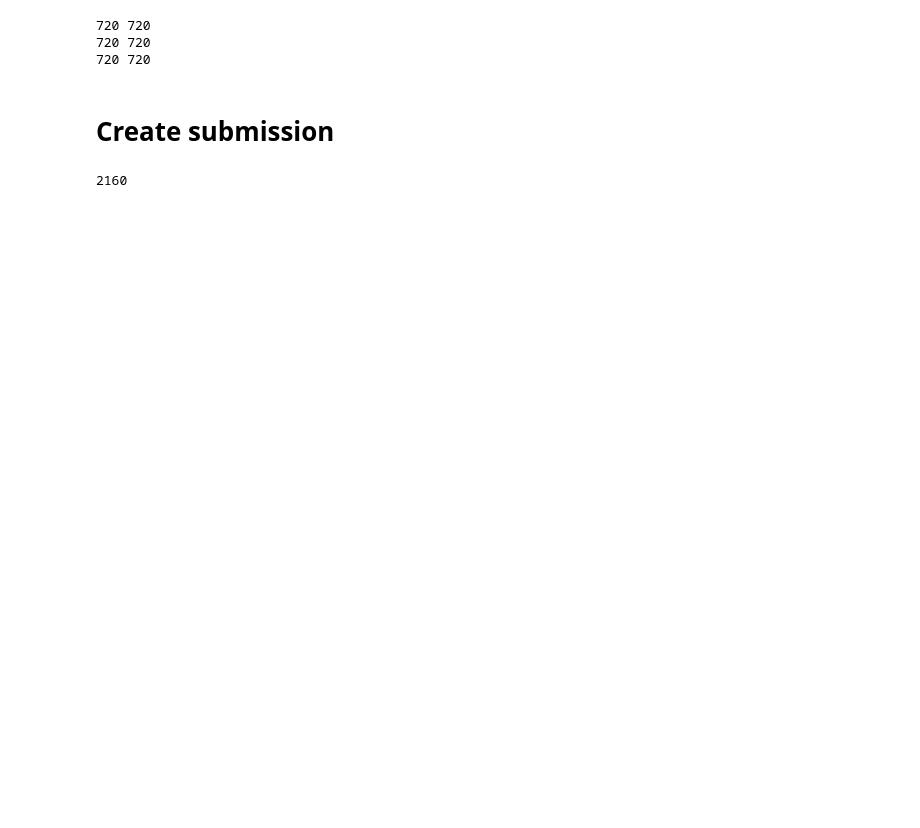
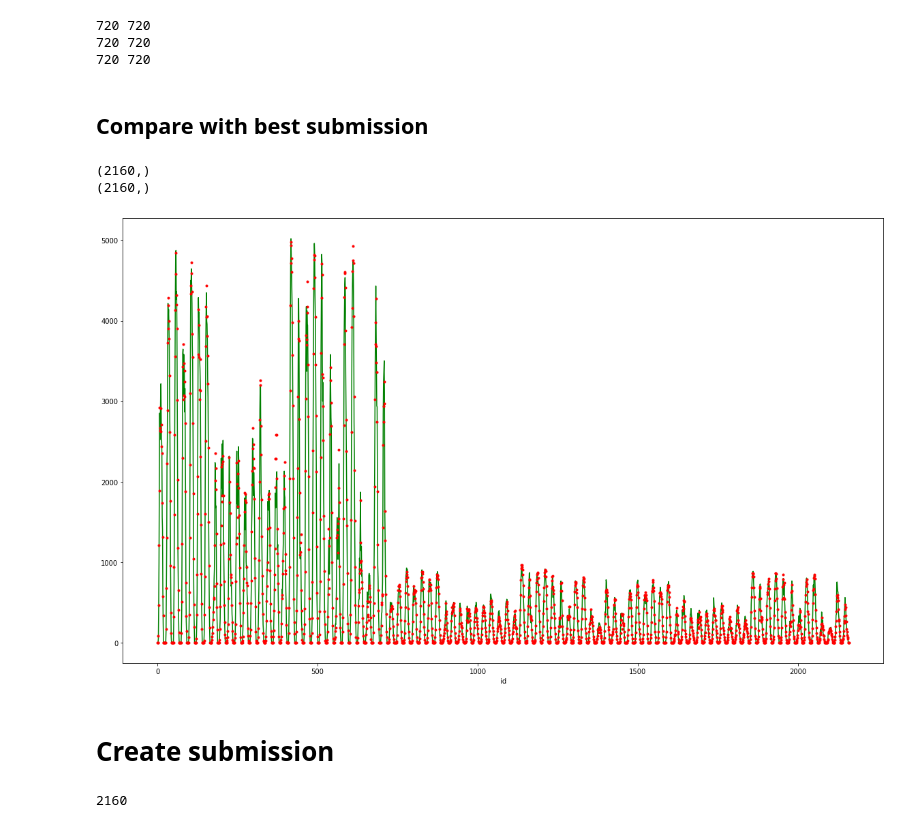
Before and after one commit to olejacobmellgren/solar-panel-energy-ml, a Jupyter notebook: model_notebooks/xgboost.ipynb, the cells around one changed output. Drawn from its saved outputs; the diff is of its cells as text; code cells hidden in the pictures; blank space fills up the shorter version.

Commit message:
add comparison with best cat and update fix y hole

```diff
--- a/model_notebooks/xgboost.ipynb
+++ b/model_notebooks/xgboost.ipynb
@@ -410,6 +412,23 @@ print(len(y_pred_c), len(X_frames_test[2]))
 for i in range(len(y_pred)):
     if y_pred[i] < 10:
         y_pred[i] = 0
+# %% [markdown]
+## Compare with best submission
+# %%
+best_submission = pd.read_csv('./submissions/submission_cat_148LESSSSGO.csv')
+
+print(y_pred.shape)
+print(best_submission['prediction'].shape)
+plt.figure(figsize=(20,12))
+
+plt.plot(y_pred, 'g')
+plt.plot(best_submission['prediction'], 'r.')
+plt.xlabel("id")
+plt.show()
+# %% [output]
+(2160,)
+(2160,)
+[figure, added]
 # %% [markdown]
 # Create submission
 # %%
```
Also changed, not shown: parts of 4 cells of this notebook, 3 other files.
